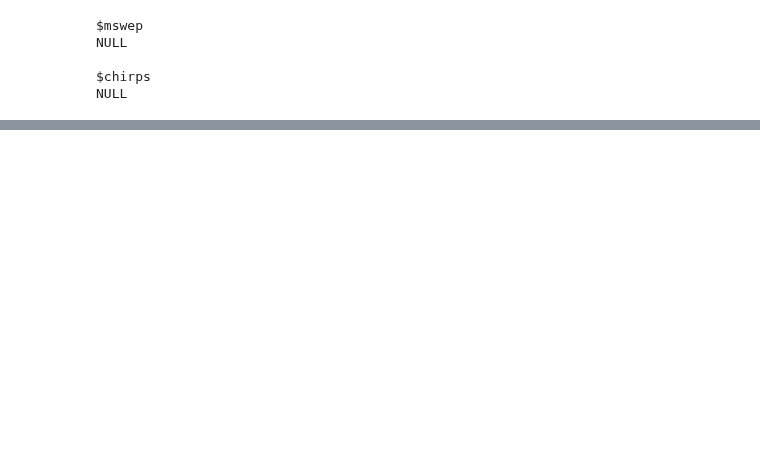
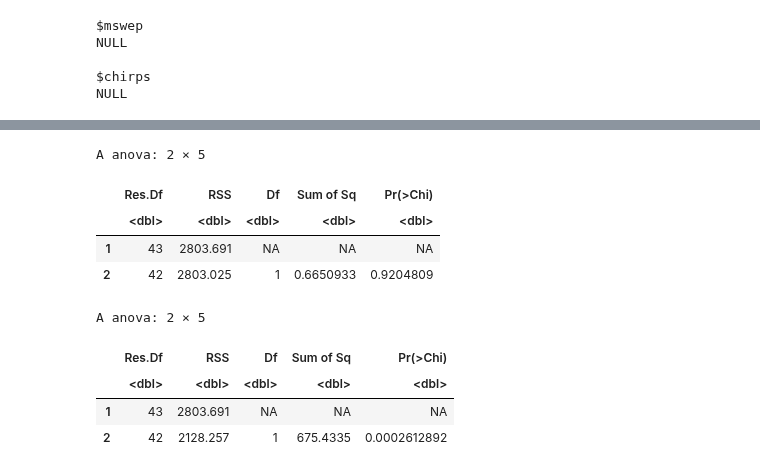
Before and after one commit to clairbarnes/wwa-archive, a Jupyter notebook: 23-09_Panama-drought/panama-drought-R.ipynb, the cells around one changed output, grey strips where cells are left out. Saved outputs shown, nothing was run; the diff lists cells and outputs as text; code cells hidden in the pictures; blank space fills up the shorter version.

```diff
--- a/23-09_Panama-drought/panama-drought-R.ipynb
+++ b/23-09_Panama-drought/panama-drought-R.ipynb
@@ -18,0 +65,14 @@ NULL
+# %%
+anova(lm_nada, lm_gmst, test = "LRT")
+anova(lm_nada, lm_nino, test = "LRT")
+# %% [output]
+A anova: 2 × 5
+|  | Res.Df | RSS | Df | Sum of Sq | Pr(>Chi) |
+|  | <dbl> | <dbl> | <dbl> | <dbl> | <dbl> |
+| 1 | 43 | 2803.691 | NA | NA | NA |
+| 2 | 42 | 2803.025 | 1 | 0.6650933 | 0.9204809 |
+A anova: 2 × 5
+|  | Res.Df | RSS | Df | Sum of Sq | Pr(>Chi) |
+|  | <dbl> | <dbl> | <dbl> | <dbl> | <dbl> |
+| 1 | 43 | 2803.691 | NA | NA | NA |
+| 2 | 42 | 2128.257 | 1 | 675.4335 | 0.0002612892 |
```
Also changed, not shown: parts of 13 cells of this notebook, 1 other file.
